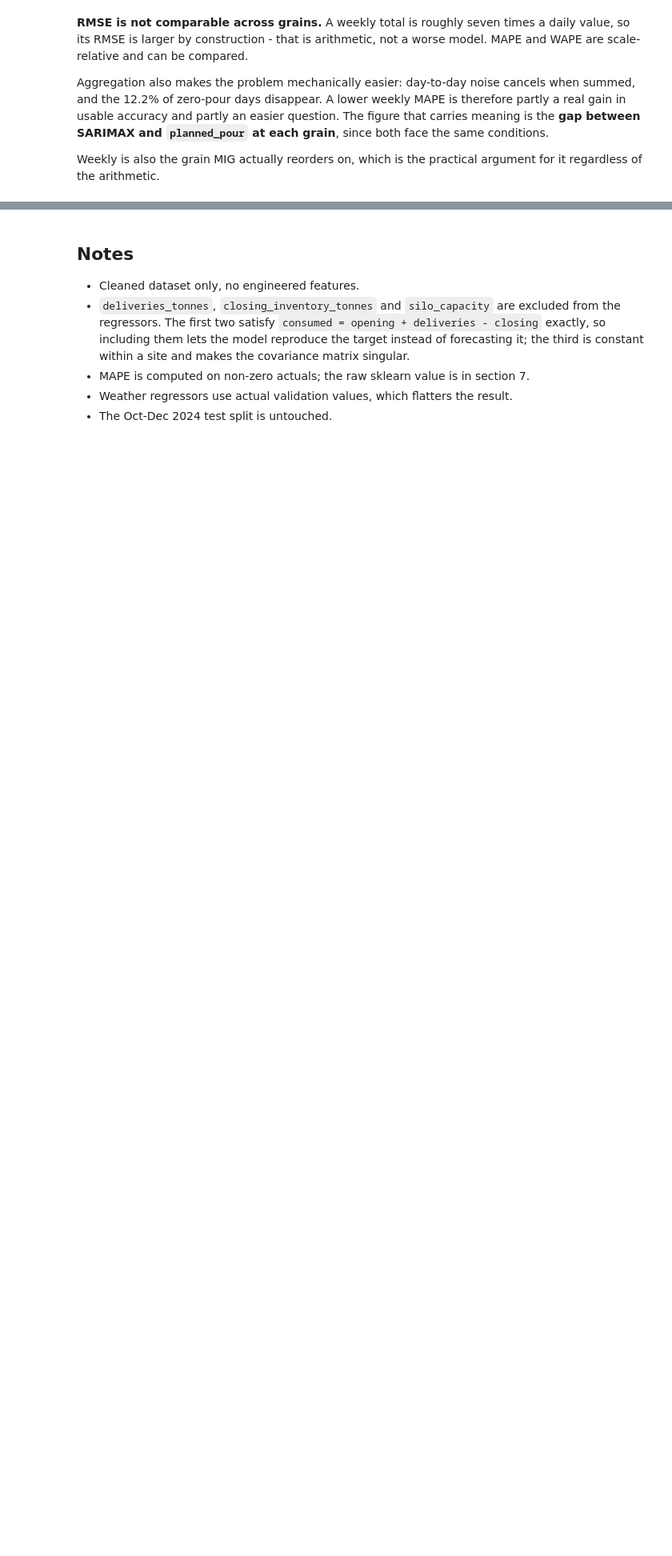
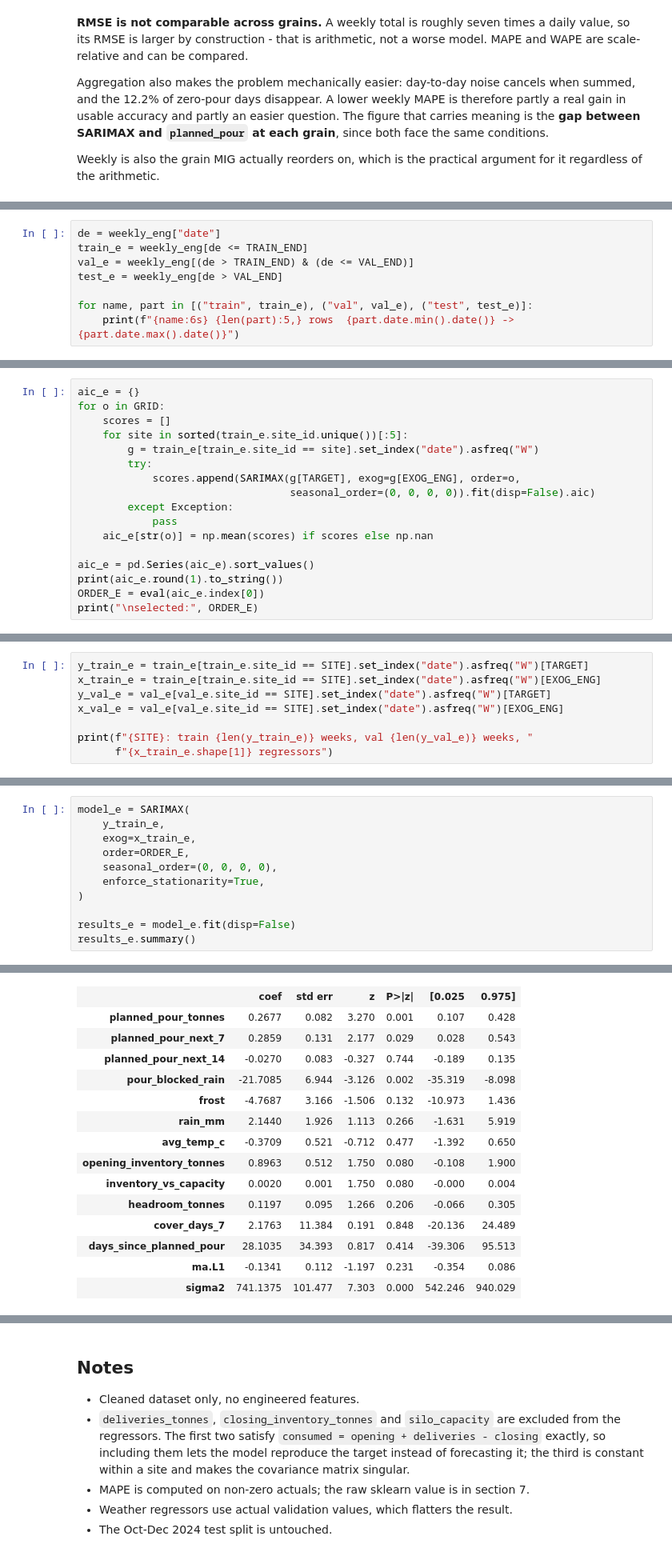
Before and after one commit to Olamideoo/MIG_Cement_Demand_Forecasting, a Jupyter notebook: NOTEBOOKS/04_Model_Development.ipynb, the cells around one changed output, grey strips where cells are left out. Shown at 80% size. Drawn from its saved outputs; the diff is of its cells as text; blank space fills up the shorter version.

Commit message:
baseline model with engineered features on weekly aggregation

```diff
--- a/NOTEBOOKS/04_Model_Development.ipynb
+++ b/NOTEBOOKS/04_Model_Development.ipynb
@@ -725,0 +816,8 @@ for it regardless of the arithmetic.
+# %%
+de = weekly_eng["date"]
+train_e = weekly_eng[de <= TRAIN_END]
+val_e = weekly_eng[(de > TRAIN_END) & (de <= VAL_END)]
+test_e = weekly_eng[de > VAL_END]
+
+for name, part in [("train", train_e), ("val", val_e), ("test", test_e)]:
+    print(f"{name:6s} {len(part):5,} rows  {part.date.min().date()} -> {part.date.max().date()}")
@@ -725,0 +830,17 @@ for it regardless of the arithmetic.
+# %%
+aic_e = {}
+for o in GRID:
+    scores = []
+    for site in sorted(train_e.site_id.unique())[:5]:
+        g = train_e[train_e.site_id == site].set_index("date").asfreq("W")
+        try:
+            scores.append(SARIMAX(g[TARGET], exog=g[EXOG_ENG], order=o,
+                                  seasonal_order=(0, 0, 0, 0)).fit(disp=False).aic)
+        except Exception:
+            pass
+    aic_e[str(o)] = np.mean(scores) if scores else np.nan
+
+aic_e = pd.Series(aic_e).sort_values()
+print(aic_e.round(1).to_string())
+ORDER_E = eval(aic_e.index[0])
+print("\nselected:", ORDER_E)
@@ -725,0 +857,8 @@ for it regardless of the arithmetic.
+# %%
+y_train_e = train_e[train_e.site_id == SITE].set_index("date").asfreq("W")[TARGET]
+x_train_e = train_e[train_e.site_id == SITE].set_index("date").asfreq("W")[EXOG_ENG]
+y_val_e = val_e[val_e.site_id == SITE].set_index("date").asfreq("W")[TARGET]
+x_val_e = val_e[val_e.site_id == SITE].set_index("date").asfreq("W")[EXOG_ENG]
+
+print(f"{SITE}: train {len(y_train_e)} weeks, val {len(y_val_e)} weeks, "
+      f"{x_train_e.shape[1]} regressors")
@@ -725,0 +867,12 @@ for it regardless of the arithmetic.
+# %%
+model_e = SARIMAX(
+    y_train_e,
+    exog=x_train_e,
+    order=ORDER_E,
+    seasonal_order=(0, 0, 0, 0),
+    enforce_stationarity=True,
+)
+
+results_e = model_e.fit(disp=False)
+results_e.summary()
+# %% [output]
@@ -725,0 +887,15 @@ for it regardless of the arithmetic.
+|  | coef | std err | z | P>|z| | [0.025 | 0.975] |
+| planned_pour_tonnes | 0.2677 | 0.082 | 3.270 | 0.001 | 0.107 | 0.428 |
+| planned_pour_next_7 | 0.2859 | 0.131 | 2.177 | 0.029 | 0.028 | 0.543 |
+| planned_pour_next_14 | -0.0270 | 0.083 | -0.327 | 0.744 | -0.189 | 0.135 |
+| pour_blocked_rain | -21.7085 | 6.944 | -3.126 | 0.002 | -35.319 | -8.098 |
+| frost | -4.7687 | 3.166 | -1.506 | 0.132 | -10.973 | 1.436 |
+| rain_mm | 2.1440 | 1.926 | 1.113 | 0.266 | -1.631 | 5.919 |
+| avg_temp_c | -0.3709 | 0.521 | -0.712 | 0.477 | -1.392 | 0.650 |
+| opening_inventory_tonnes | 0.8963 | 0.512 | 1.750 | 0.080 | -0.108 | 1.900 |
+| inventory_vs_capacity | 0.0020 | 0.001 | 1.750 | 0.080 | -0.000 | 0.004 |
+| headroom_tonnes | 0.1197 | 0.095 | 1.266 | 0.206 | -0.066 | 0.305 |
+| cover_days_7 | 2.1763 | 11.384 | 0.191 | 0.848 | -20.136 | 24.489 |
+| days_since_planned_pour | 28.1035 | 34.393 | 0.817 | 0.414 | -39.306 | 95.513 |
+| ma.L1 | -0.1341 | 0.112 | -1.197 | 0.231 | -0.354 | 0.086 |
+| sigma2 | 741.1375 | 101.477 | 7.303 | 0.000 | 542.246 | 940.029 |
```
Also changed, not shown: parts of 28 cells of this notebook.
